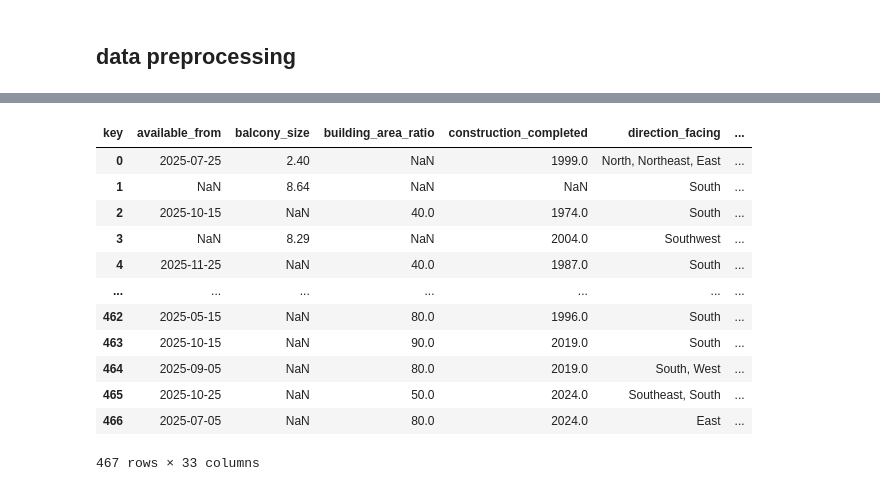
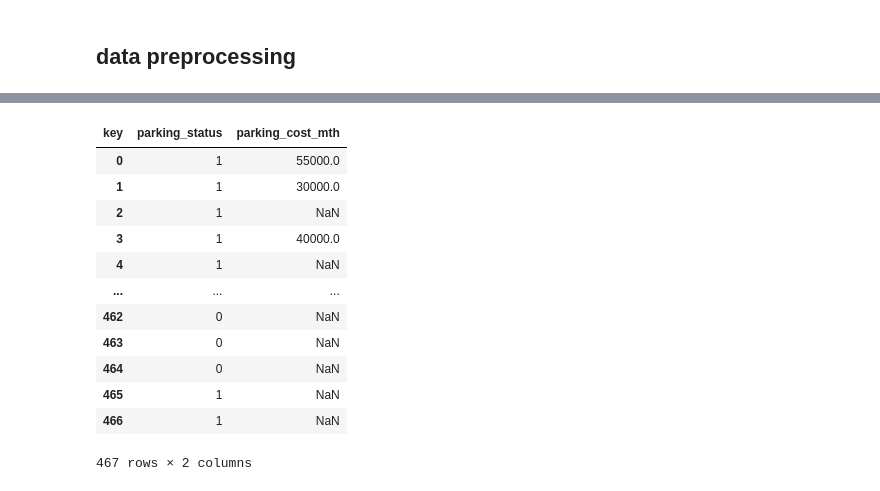
Before and after one commit to dav404-cmd/realestate_agent, a Jupyter notebook: ml_analysis/notebooks/protype_ml.ipynb, the cells around one changed output, grey strips where cells are left out. Saved outputs shown, nothing was run; the diff lists cells and outputs as text; code cells hidden in the pictures.

Commit message:
[protype_ml] more data cleaning for ml

```diff
--- a/ml_analysis/notebooks/protype_ml.ipynb
+++ b/ml_analysis/notebooks/protype_ml.ipynb
@@ -135,18 +120,43 @@ df["floor_max"] = df["floor_clean"].apply(lambda x: x[1] if x else None)
 # %%
 df = df.drop(columns=["floor","id","source","scraped_at","building_description","building_name","date_updated","gross_yield","unit_number","unit_summary","url","next_update_schedule"])
-# %%
-df
-# %% [output]
-| key | available_from | balcony_size | building_area_ratio | construction_completed | direction_facing | ... |
-| 0 | 2025-07-25 | 2.40 | NaN | 1999.0 | North, Northeast, East | ... |
-| 1 | NaN | 8.64 | NaN | NaN | South | ... |
-| 2 | 2025-10-15 | NaN | 40.0 | 1974.0 | South | ... |
-| 3 | NaN | 8.29 | NaN | 2004.0 | Southwest | ... |
-| 4 | 2025-11-25 | NaN | 40.0 | 1987.0 | South | ... |
-| ... | ... | ... | ... | ... | ... | ... |
-| 462 | 2025-05-15 | NaN | 80.0 | 1996.0 | South | ... |
-| 463 | 2025-10-15 | NaN | 90.0 | 2019.0 | South | ... |
-| 464 | 2025-09-05 | NaN | 80.0 | 2019.0 | South, West | ... |
-| 465 | 2025-10-25 | NaN | 50.0 | 2024.0 | Southeast, South | ... |
-| 466 | 2025-07-05 | NaN | 80.0 | 2024.0 | East | ... |
-467 rows × 33 columns
+# %%
+def clean_parking(df):
+    df["clean_parking"] = (
+        df["parking"]
+        .fillna("")                               # replace NaN with empty string
+        .astype(str)                              # ensure all values are strings
+    )
+    df["parking_status"] = (
+        df['clean_parking']
+        .str.split(",").str[0].str.strip()        # extract first part
+        .eq("Available")                          # compare to "Available"
+        .astype(int)                              # convert True/False → 1/0
+    )
+
+    df["parking_cost_mth"] = (
+        df["clean_parking"]
+        .str.extract(r"¥([\d,]+)\s*/\s*mth")[0]
+        .str.replace(",", "")
+        .astype(float)
+    )
+
+
+    df = df.drop(columns=["clean_parking","parking"])
+    return df
+
+df = clean_parking(df)
+df[['parking_status','parking_cost_mth']]
+# %% [output]
+| key | parking_status | parking_cost_mth |
+| 0 | 1 | 55000.0 |
+| 1 | 1 | 30000.0 |
+| 2 | 1 | NaN |
+| 3 | 1 | 40000.0 |
+| 4 | 1 | NaN |
+| ... | ... | ... |
+| 462 | 0 | NaN |
+| 463 | 0 | NaN |
+| 464 | 0 | NaN |
+| 465 | 1 | NaN |
+| 466 | 1 | NaN |
+467 rows × 2 columns
```
Also changed, not shown: parts of 3 cells of this notebook.
